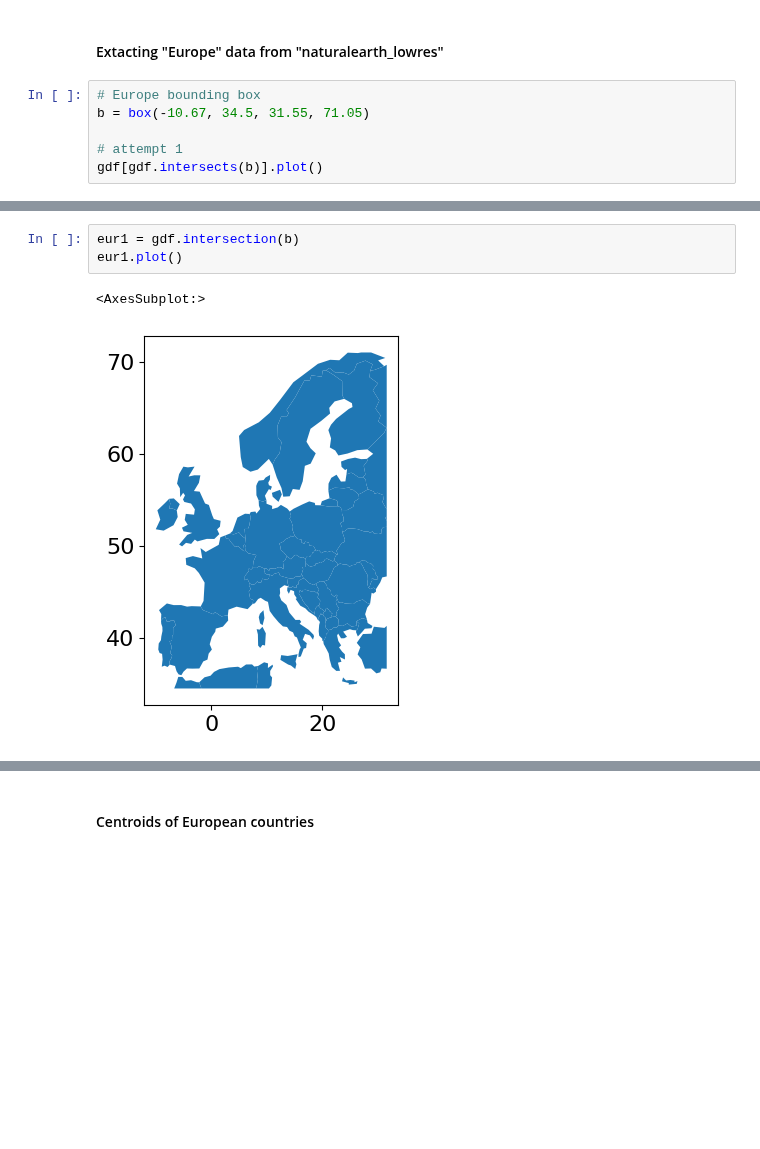
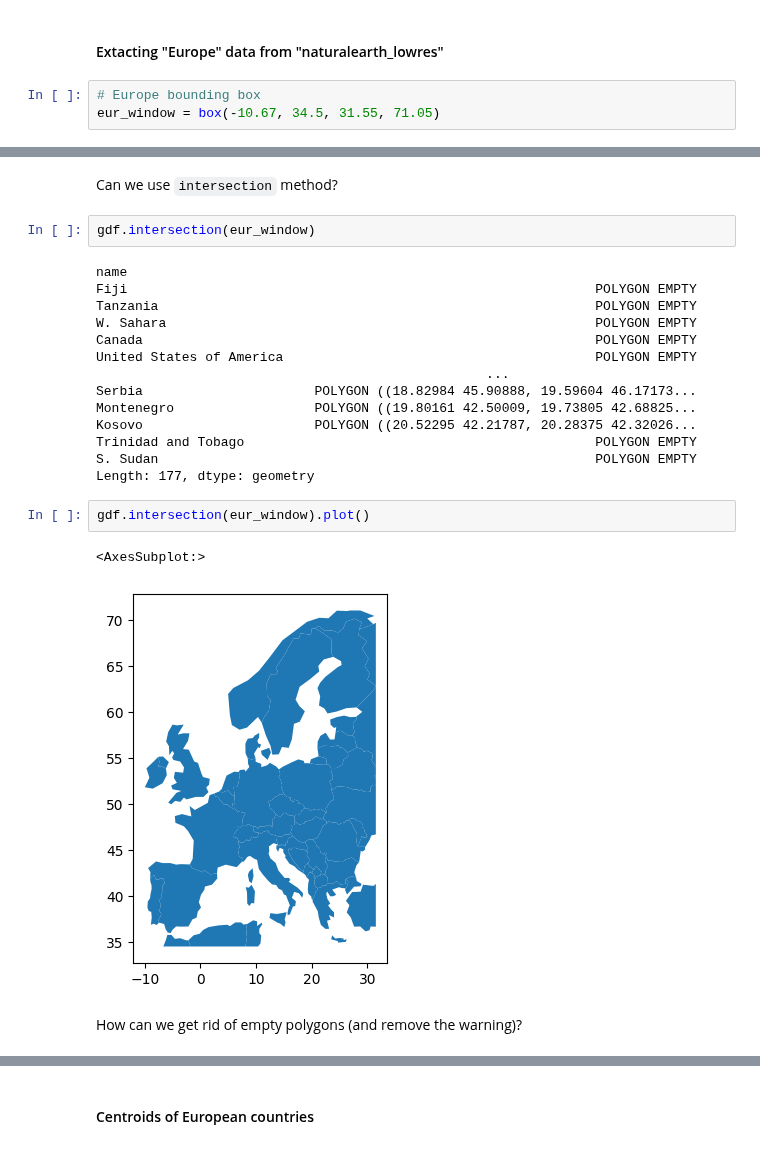
Before and after one commit to msyamkumar/cs320-lecture-notes, a Jupyter notebook: lec_27_Visualization_3/lecture.ipynb, the cells around one changed output, grey strips where cells are left out. Saved outputs shown, nothing was run; the diff lists cells and outputs as text; blank space fills up the shorter version.

```diff
--- a/lec_27_Visualization_3/lecture.ipynb
+++ b/lec_27_Visualization_3/lecture.ipynb
@@ -109,7 +149,4 @@ True
 #### Extacting "Europe" data from "naturalearth_lowres"
 # %%
 # Europe bounding box
-b = box(-10.67, 34.5, 31.55, 71.05)
-
-# attempt 1
-gdf[gdf.intersects(b)].plot()
+eur_window = box(-10.67, 34.5, 31.55, 71.05)
@@ -119,6 +183,25 @@ gdf[gdf.intersects(b)].plot()
+# %% [markdown]
+Can we use `intersection` method?
+# %%
+gdf.intersection(eur_window)
+# %% [output]
+name
+Fiji                                                            POLYGON EMPTY
+Tanzania                                                        POLYGON EMPTY
+W. Sahara                                                       POLYGON EMPTY
+Canada                                                          POLYGON EMPTY
+United States of America                                        POLYGON EMPTY
+                                                  ...
+Serbia                      POLYGON ((18.82984 45.90888, 19.59604 46.17173...
+Montenegro                  POLYGON ((19.80161 42.50009, 19.73805 42.68825...
+Kosovo                      POLYGON ((20.52295 42.21787, 20.28375 42.32026...
+Trinidad and Tobago                                             POLYGON EMPTY
+S. Sudan                                                        POLYGON EMPTY
+Length: 177, dtype: geometry
 # %%
-eur1 = gdf.intersection(b)
-eur1.plot()
+gdf.intersection(eur_window).plot()
 # %% [output]
 <AxesSubplot:>
-[figure, old version]
+[figure, new version]
+# %% [markdown]
+How can we get rid of empty polygons (and remove the warning)?
```
Also changed, not shown: parts of 58 cells of this notebook.
